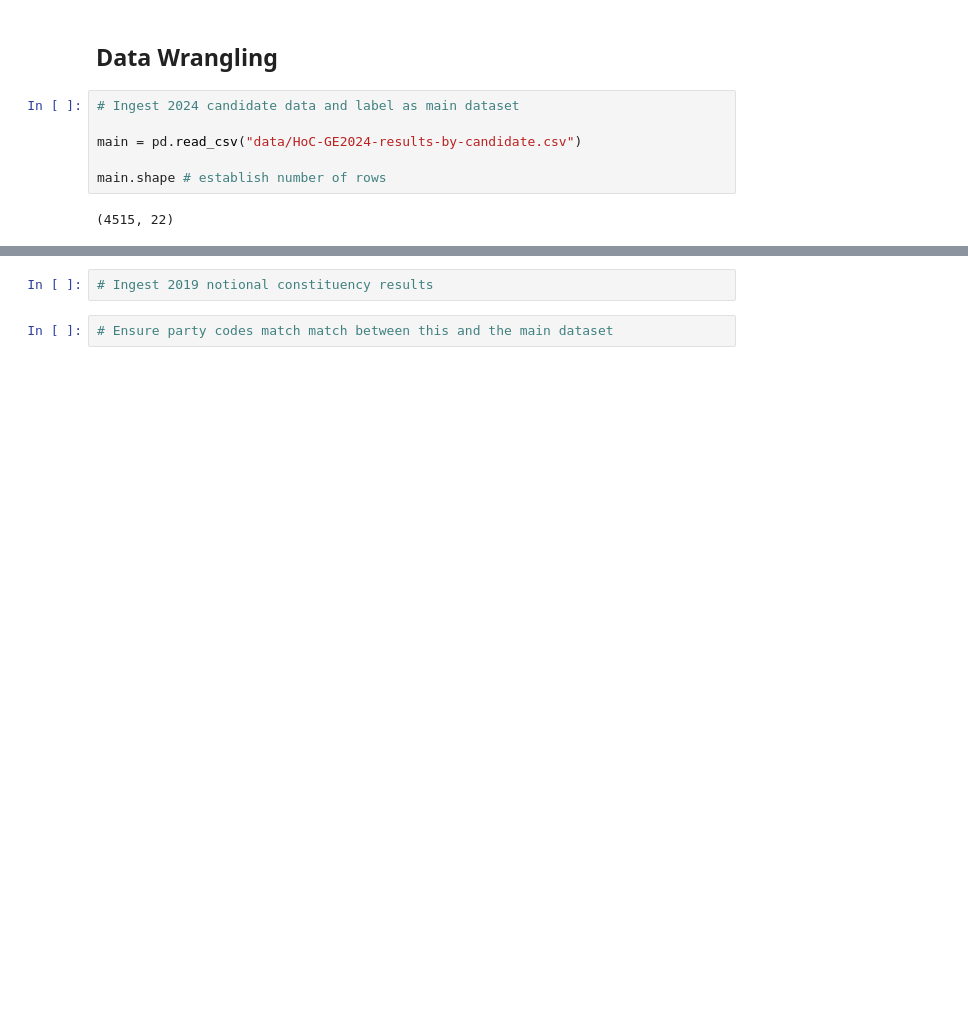
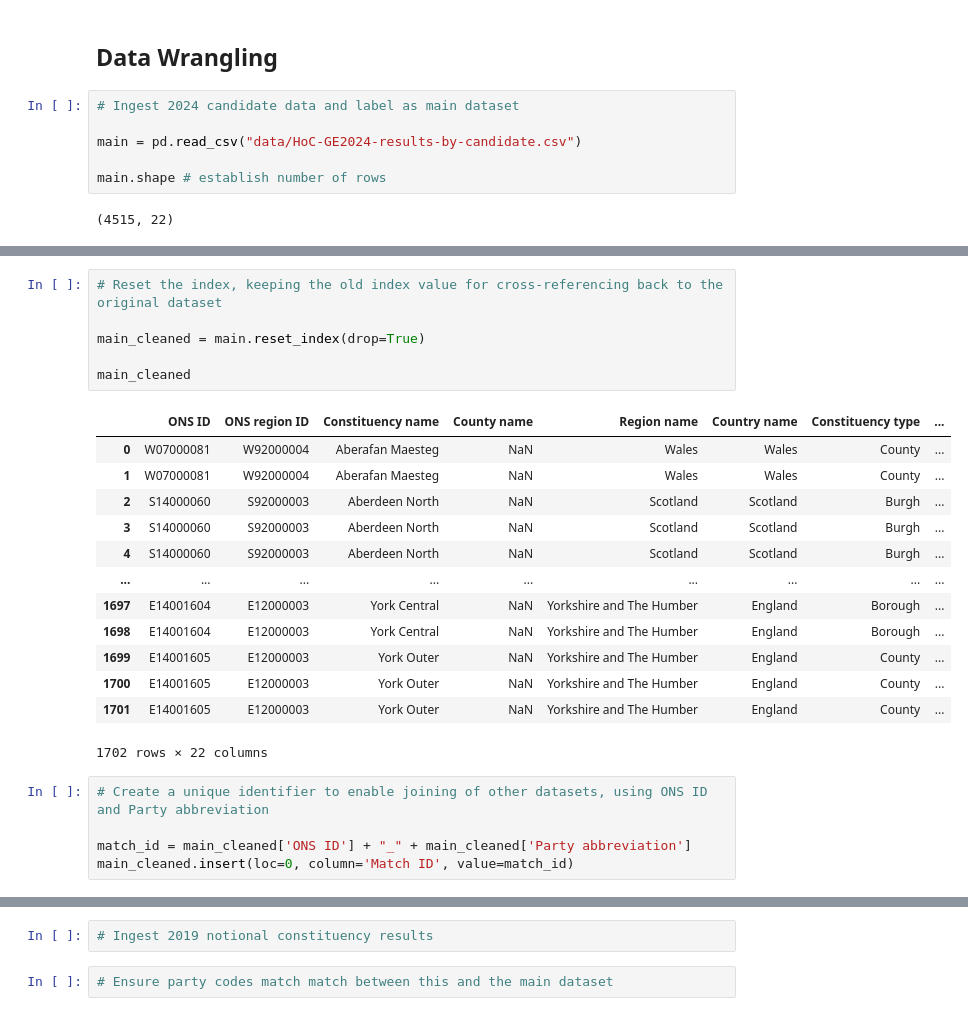
Before and after one commit to lintywilliams/EC-Assessment-1, a Jupyter notebook: Target-seat-rules-of-thumb.ipynb, the cells around one changed output, grey strips where cells are left out. Cells and saved outputs as stored; diff of their text form; blank space fills up the shorter version.

Commit message:
Ingested and cleaned 2024 results

```diff
--- a/Target-seat-rules-of-thumb.ipynb
+++ b/Target-seat-rules-of-thumb.ipynb
@@ -167,0 +214,25 @@ main.shape # check number of rows has reduced by 5.
+# %%
+# Reset the index, keeping the old index value for cross-referencing back to the original dataset
+
+main_cleaned = main.reset_index(drop=True)
+
+main_cleaned
+# %% [output]
+|  | ONS ID | ONS region ID | Constituency name | County name | Region name | Country name | Constituency type | ... |
+| 0 | W07000081 | W92000004 | Aberafan Maesteg | NaN | Wales | Wales | County | ... |
+| 1 | W07000081 | W92000004 | Aberafan Maesteg | NaN | Wales | Wales | County | ... |
+| 2 | S14000060 | S92000003 | Aberdeen North | NaN | Scotland | Scotland | Burgh | ... |
+| 3 | S14000060 | S92000003 | Aberdeen North | NaN | Scotland | Scotland | Burgh | ... |
+| 4 | S14000060 | S92000003 | Aberdeen North | NaN | Scotland | Scotland | Burgh | ... |
+| ... | ... | ... | ... | ... | ... | ... | ... | ... |
+| 1697 | E14001604 | E12000003 | York Central | NaN | Yorkshire and The Humber | England | Borough | ... |
+| 1698 | E14001604 | E12000003 | York Central | NaN | Yorkshire and The Humber | England | Borough | ... |
+| 1699 | E14001605 | E12000003 | York Outer | NaN | Yorkshire and The Humber | England | County | ... |
+| 1700 | E14001605 | E12000003 | York Outer | NaN | Yorkshire and The Humber | England | County | ... |
+| 1701 | E14001605 | E12000003 | York Outer | NaN | Yorkshire and The Humber | England | County | ... |
+1702 rows × 22 columns
+# %%
+# Create a unique identifier to enable joining of other datasets, using ONS ID and Party abbreviation
+
+match_id = main_cleaned['ONS ID'] + "_" + main_cleaned['Party abbreviation']
+main_cleaned.insert(loc=0, column='Match ID', value=match_id)
```
Also changed, not shown: parts of 26 cells of this notebook.
